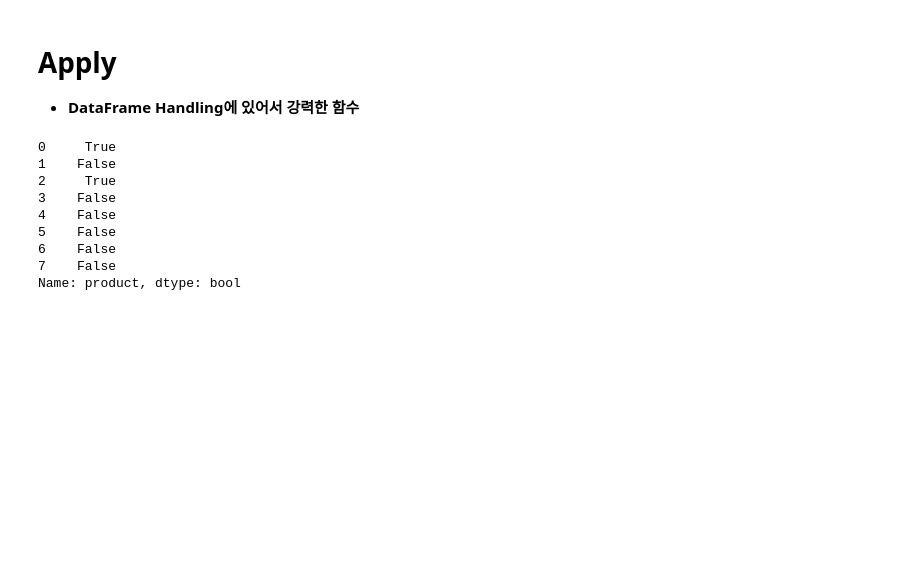
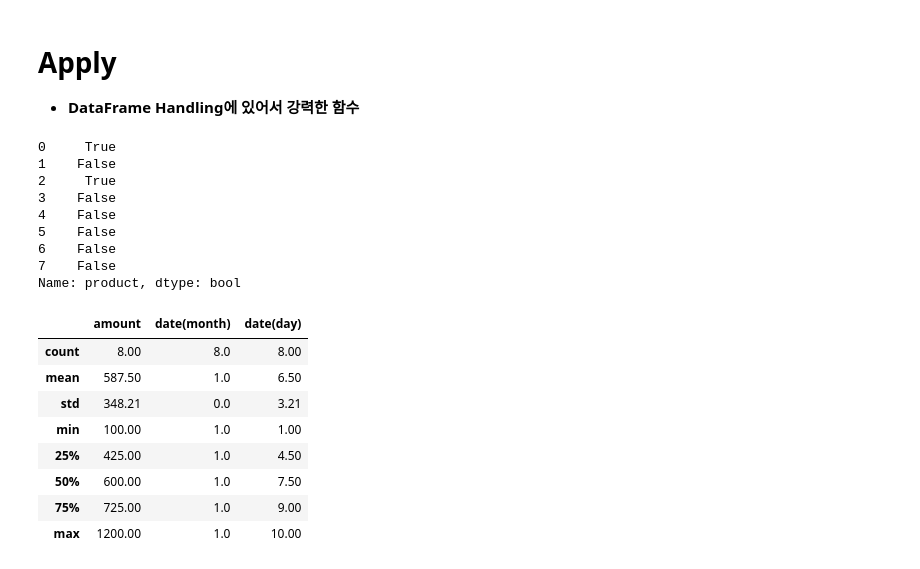
Before and after one commit to b8goal/PIRL-AI-Big-Data, a Jupyter notebook: 데이터분석/Big_Data_Project/Test.ipynb, the cells around one changed output. Cells and saved outputs as stored; diff of their text form; code cells hidden in the pictures; blank space fills up the shorter version.

```diff
--- a/데이터분석/Big_Data_Project/Test.ipynb
+++ b/데이터분석/Big_Data_Project/Test.ipynb
@@ -134,3 +134,15 @@ table1['product'].apply(num)
 6    False
 7    False
 Name: product, dtype: bool
+# %%
+table1.describe().round(2)
+# %% [output]
+|  | amount | date(month) | date(day) |
+| count | 8.00 | 8.0 | 8.00 |
+| mean | 587.50 | 1.0 | 6.50 |
+| std | 348.21 | 0.0 | 3.21 |
+| min | 100.00 | 1.0 | 1.00 |
+| 25% | 425.00 | 1.0 | 4.50 |
+| 50% | 600.00 | 1.0 | 7.50 |
+| 75% | 725.00 | 1.0 | 9.00 |
+| max | 1200.00 | 1.0 | 10.00 |
```
Also changed, not shown: parts of 14 cells of this notebook.
